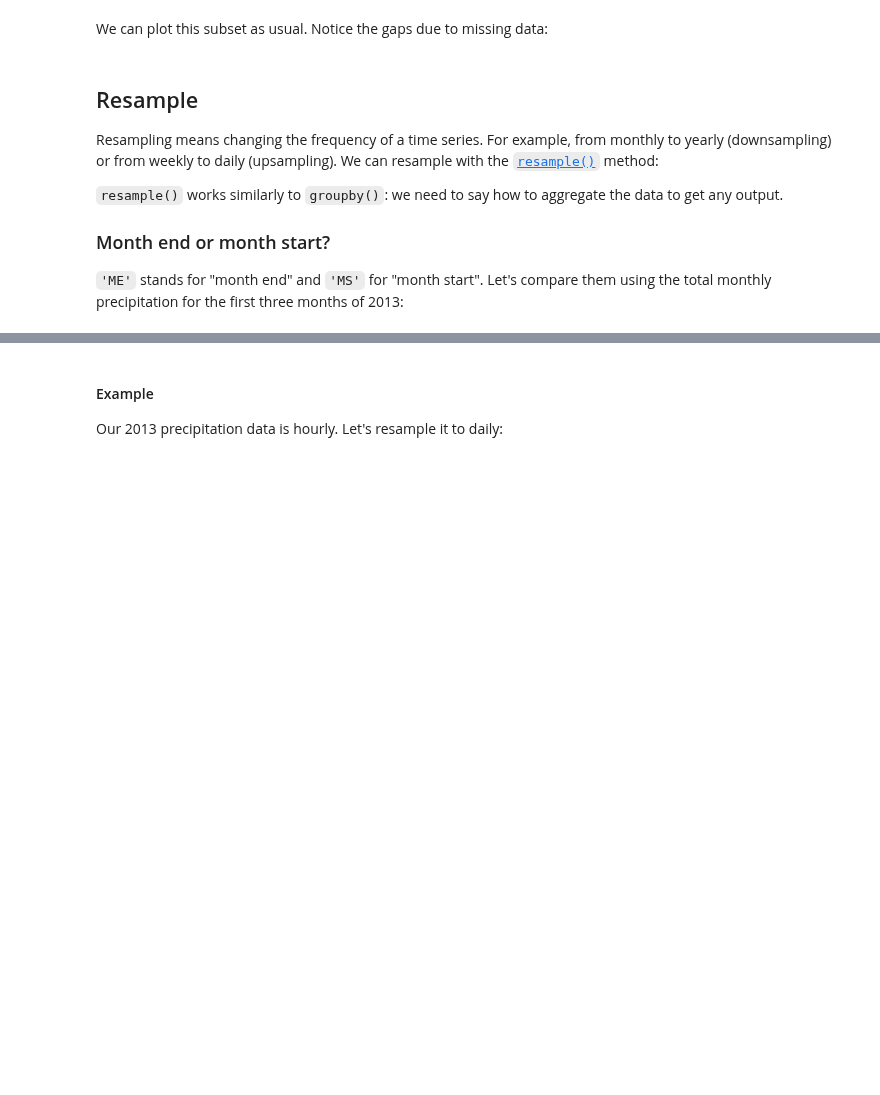
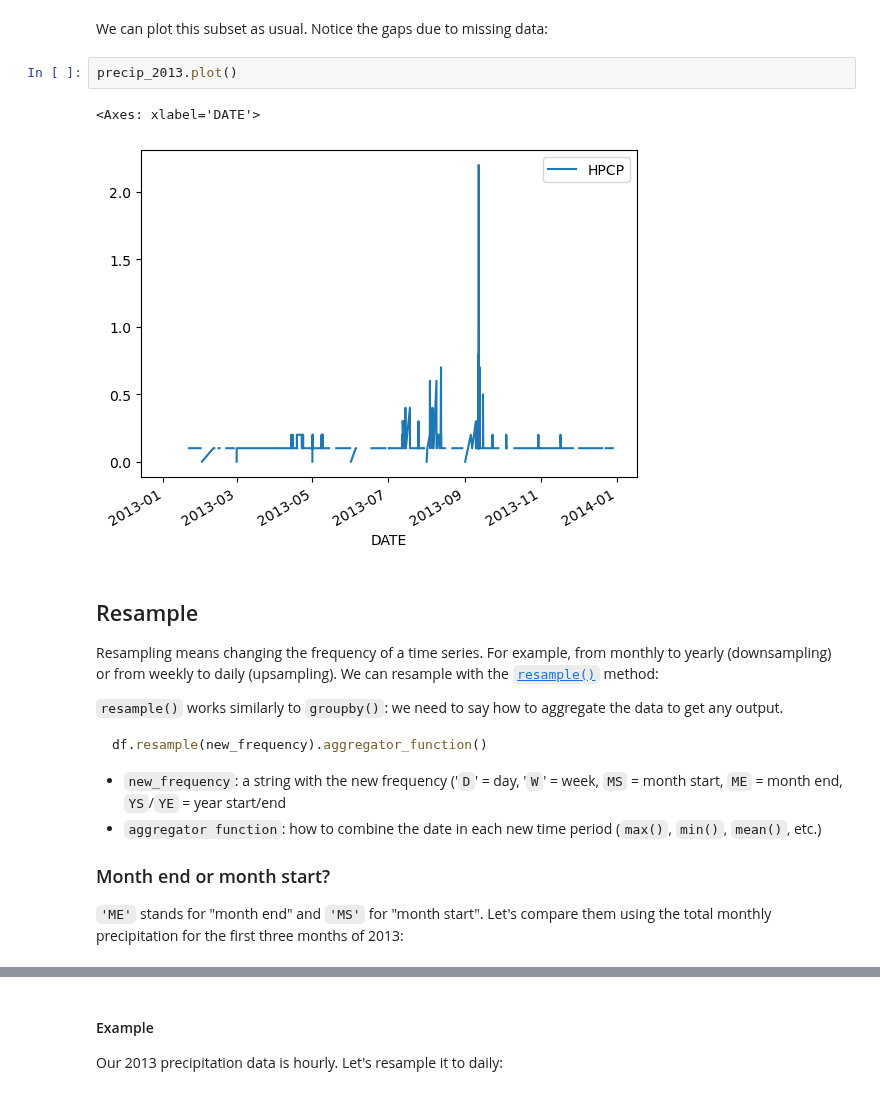
Before and after one commit to gingersknapp/eds-220-in-class, a Jupyter notebook: Week3/week-3-time-series-STUDENTS.ipynb, the cells around one changed output, grey strips where cells are left out. Saved outputs shown, nothing was run; the diff lists cells and outputs as text; blank space fills up the shorter version.

````diff
--- a/Week3/week-3-time-series-STUDENTS.ipynb
+++ b/Week3/week-3-time-series-STUDENTS.ipynb
@@ -105,5 +223,10 @@ Or select the data from a whole year:
 # %% [markdown]
 We can plot this subset as usual. Notice the gaps due to missing data:
+# %%
+precip_2013.plot()
+# %% [output]
+<Axes: xlabel='DATE'>
+[figure, added]
 # %% [markdown]
 ## Resample
 
@@ -112,6 +235,12 @@ Resampling means changing the frequency of a time series. For example, from mont
 
 `resample()` works similarly to `groupby()`: we need to say how to aggregate the data to get any output.
 
+```python
+df.resample(new_frequency).aggregator_function()
+```
+- `new_frequency`: a string with the new frequency ('`D`' = day, '`W`' = week, `MS` = month start, `ME` = month end, `YS`/`YE` = year start/end
+- `aggregator function`: how to combine the date in each new time period (`max()`, `min()`, `mean()`, etc.)
+
 ### Month end or month start?
 
 `'ME'` stands for "month end" and `'MS'` for "month start". Let's compare them using the total monthly precipitation for the first three months of 2013:
````
Also changed, not shown: parts of 22 cells of this notebook.
